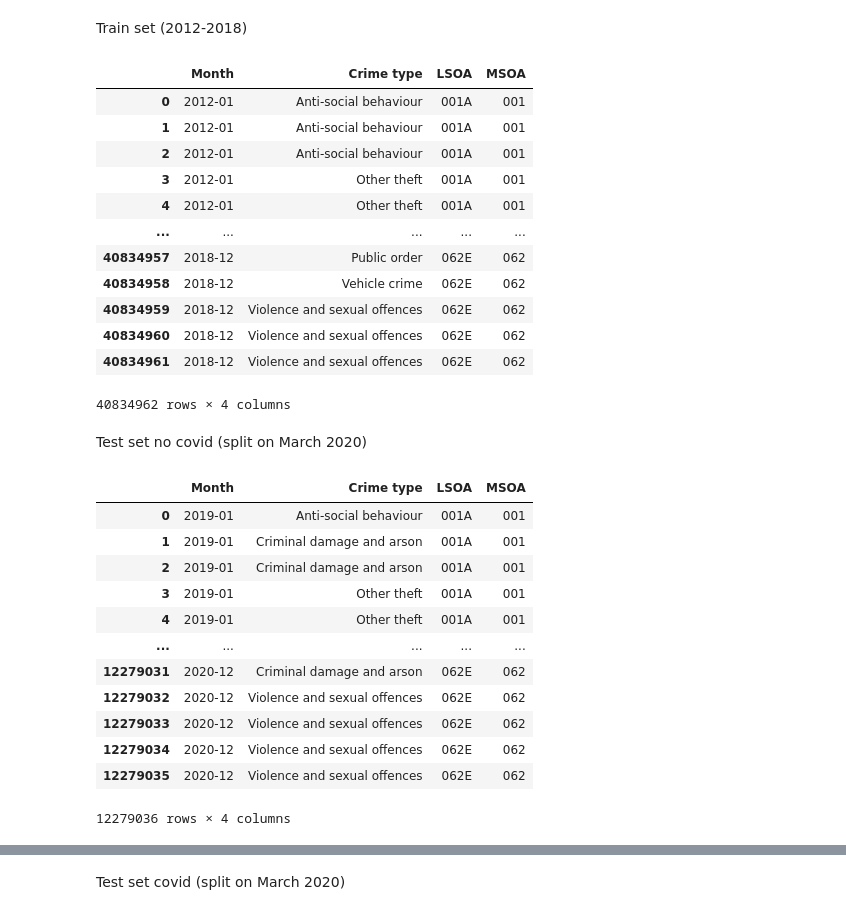
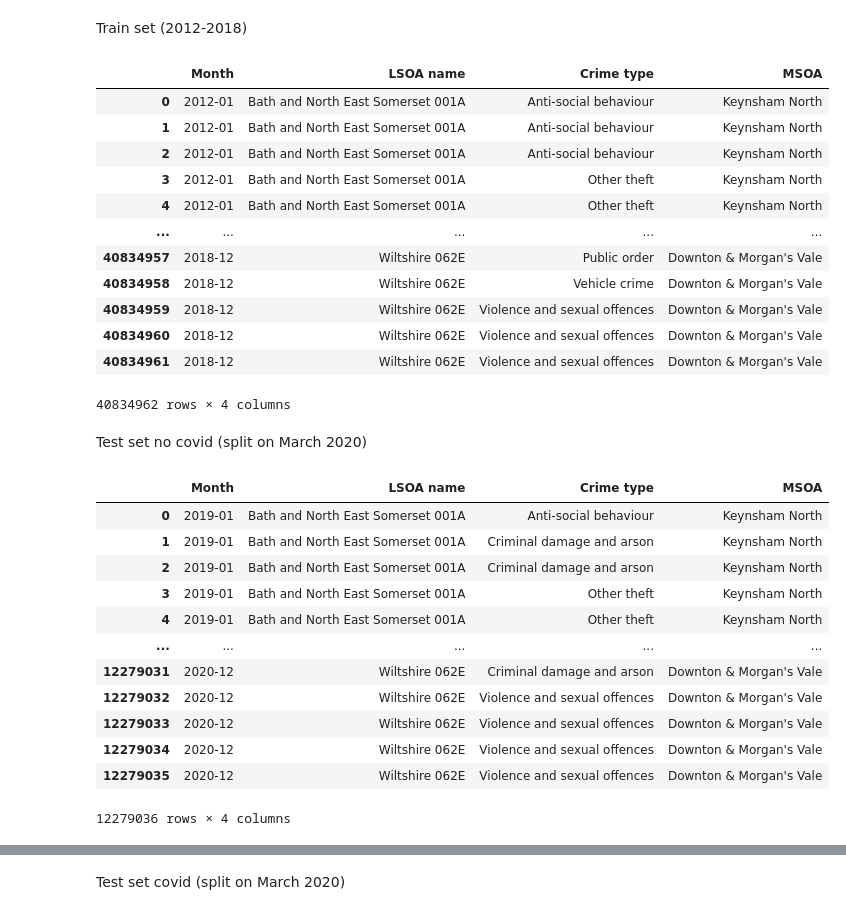
Before and after one commit to njitsh/Data-Challenge-2, a Jupyter notebook: Pre-processing_data.ipynb, the cells around one changed output, grey strips where cells are left out. Saved outputs shown, nothing was run; the diff lists cells and outputs as text; code cells hidden in the pictures.

Commit message:
Use right names for MSOA

```diff
--- a/Pre-processing_data.ipynb
+++ b/Pre-processing_data.ipynb
@@ -10,7 +10,7 @@ from datetime import timedelta
 # %% [markdown]
 ## Preprocess data functions
 # %%
-def getAllFiles(path, file_name_type, start_year, start_month, end_year, end_month, included_columns):
+def getAllFiles(path, file_name_type, start_year, start_month, end_year, end_month, included_columns, msoa_dictionary):
     li = []
 
     for x in tqdm(list(os.walk(path))):
@@ -21,9 +21,8 @@ def getAllFiles(path, file_name_type, start_year, start_month, end_year, end_mon
             if (inTimePeriod(file_path, start_year, start_month, end_year, end_month)):
                 df = pd.read_csv(file_path, index_col=None, header=0, usecols=included_columns)
                 df = df[df['LSOA name'].notna()]
-                df['LSOA'] = df['LSOA name'].apply(LSOANameToCode)
-                df['MSOA'] = df['LSOA'].apply(LSOAtoMSOA)
-                df = df.drop(columns=['LSOA name'])
+                df['MSOA'] = df['LSOA name'].apply(LSOAtoMSOA)
+                df['MSOA'] = df['MSOA'].map(msoa_dictionary)
                 li.append(df)
 
     complete_df = pd.concat(li, axis=0, ignore_index=True)
@@ -42,24 +41,11 @@ def inTimePeriod(file_path, start_year, start_month, end_year, end_month):
         return True
     return False
 
-def monthYearToYear(monthYear):
-    return int(monthYear[:4])
-
-def monthYearToMonth(monthYear):
-    return int(monthYear[5:7])
-
-def MonthYearRegionDF(dataframe, month, year, region):
-    return dataframe[(dataframe['Month'] == month) & (dataframe['Year'] == year) &
-                     (dataframe['Falls within'] == region)]
-
-def LSOANameToCode(LSOAname):
-    return str(LSOAname)[-4:]
-
 def LSOAtoMSOA(LSOA):
     return LSOA[:-1]
 
 def countMSOA(df):
     df = df.groupby(['Month', 'MSOA', 'Crime type'])
-    df = df.agg(count=('LSOA', 'count')).unstack(fill_value=0).stack()
+    df = df.agg(count=('LSOA name', 'count')).unstack(fill_value=0).stack()
     df = df.reset_index()
     return df
@@ -65,0 +54,4 @@ def countMSOA(df):
+# %%
+msoa_names = pd.read_csv("MSOA-Names.csv", header=0, usecols=["msoa11nm", "msoa11hclnm"])
+msoa_dict = dict(zip(msoa_names.msoa11nm, msoa_names.msoa11hclnm))
+msoa_dict
@@ -68,45 +78,45 @@ def countMSOA(df):
 # %%
-data_path = input("Enter the path to the data folder: ")
+dataset_path = input("Enter the path to the dataset folder: ")
 # %% [markdown]
 ## Import data
 # %% [markdown]
 Train set (2012-2018)
 # %%
-trainSet = getAllFiles(data_path, "street", 2012, 1, 2018, 12,
-                       included_columns=['Month', 'LSOA name', 'Crime type'])
+trainSet = getAllFiles(dataset_path, "street", 2012, 1, 2018, 12,
+                       included_columns=['Month', 'LSOA name', 'Crime type'], msoa_dictionary=msoa_dict)
 trainSet
 # %% [output]
-|  | Month | Crime type | LSOA | MSOA |
-| 0 | 2012-01 | Anti-social behaviour | 001A | 001 |
-| 1 | 2012-01 | Anti-social behaviour | 001A | 001 |
-| 2 | 2012-01 | Anti-social behaviour | 001A | 001 |
-| 3 | 2012-01 | Other theft | 001A | 001 |
-| 4 | 2012-01 | Other theft | 001A | 001 |
+|  | Month | LSOA name | Crime type | MSOA |
+| 0 | 2012-01 | Bath and North East Somerset 001A | Anti-social behaviour | Keynsham North |
+| 1 | 2012-01 | Bath and North East Somerset 001A | Anti-social behaviour | Keynsham North |
+| 2 | 2012-01 | Bath and North East Somerset 001A | Anti-social behaviour | Keynsham North |
+| 3 | 2012-01 | Bath and North East Somerset 001A | Other theft | Keynsham North |
+| 4 | 2012-01 | Bath and North East Somerset 001A | Other theft | Keynsham North |
 | ... | ... | ... | ... | ... |
-| 40834957 | 2018-12 | Public order | 062E | 062 |
-| 40834958 | 2018-12 | Vehicle crime | 062E | 062 |
-| 40834959 | 2018-12 | Violence and sexual offences | 062E | 062 |
-| 40834960 | 2018-12 | Violence and sexual offences | 062E | 062 |
-| 40834961 | 2018-12 | Violence and sexual offences | 062E | 062 |
+| 40834957 | 2018-12 | Wiltshire 062E | Public order | Downton & Morgan's Vale |
+| 40834958 | 2018-12 | Wiltshire 062E | Vehicle crime | Downton & Morgan's Vale |
+| 40834959 | 2018-12 | Wiltshire 062E | Violence and sexual offences | Downton & Morgan's Vale |
+| 40834960 | 2018-12 | Wiltshire 062E | Violence and sexual offences | Downton & Morgan's Vale |
+| 40834961 | 2018-12 | Wiltshire 062E | Violence and sexual offences | Downton & Morgan's Vale |
 40834962 rows × 4 columns
 # %% [markdown]
 Test set no covid (split on March 2020)
 # %%
 # test set
-testSetNoCovid = getAllFiles(data_path, "street", 2019, 1, 2020, 2,
-                             included_columns=['Month', 'LSOA name', 'Crime type'])
+testSetNoCovid = getAllFiles(dataset_path, "street", 2019, 1, 2020, 2,
+                             included_columns=['Month', 'LSOA name', 'Crime type'], msoa_dictionary=msoa_dict)
 testSetNoCovid
 # %% [output]
-|  | Month | Crime type | LSOA | MSOA |
-| 0 | 2019-01 | Anti-social behaviour | 001A | 001 |
-| 1 | 2019-01 | Criminal damage and arson | 001A | 001 |
-| 2 | 2019-01 | Criminal damage and arson | 001A | 001 |
-| 3 | 2019-01 | Other theft | 001A | 001 |
-| 4 | 2019-01 | Other theft | 001A | 001 |
+|  | Month | LSOA name | Crime type | MSOA |
+| 0 | 2019-01 | Bath and North East Somerset 001A | Anti-social behaviour | Keynsham North |
+| 1 | 2019-01 | Bath and North East Somerset 001A | Criminal damage and arson | Keynsham North |
+| 2 | 2019-01 | Bath and North East Somerset 001A | Criminal damage and arson | Keynsham North |
+| 3 | 2019-01 | Bath and North East Somerset 001A | Other theft | Keynsham North |
+| 4 | 2019-01 | Bath and North East Somerset 001A | Other theft | Keynsham North |
 | ... | ... | ... | ... | ... |
-| 12279031 | 2020-12 | Criminal damage and arson | 062E | 062 |
-| 12279032 | 2020-12 | Violence and sexual offences | 062E | 062 |
-| 12279033 | 2020-12 | Violence and sexual offences | 062E | 062 |
-| 12279034 | 2020-12 | Violence and sexual offences | 062E | 062 |
-| 12279035 | 2020-12 | Violence and sexual offences | 062E | 062 |
+| 12279031 | 2020-12 | Wiltshire 062E | Criminal damage and arson | Downton & Morgan's Vale |
+| 12279032 | 2020-12 | Wiltshire 062E | Violence and sexual offences | Downton & Morgan's Vale |
+| 12279033 | 2020-12 | Wiltshire 062E | Violence and sexual offences | Downton & Morgan's Vale |
+| 12279034 | 2020-12 | Wiltshire 062E | Violence and sexual offences | Downton & Morgan's Vale |
+| 12279035 | 2020-12 | Wiltshire 062E | Violence and sexual offences | Downton & Morgan's Vale |
 12279036 rows × 4 columns
```
Also changed, not shown: parts of 21 cells of this notebook, 1 other file.
